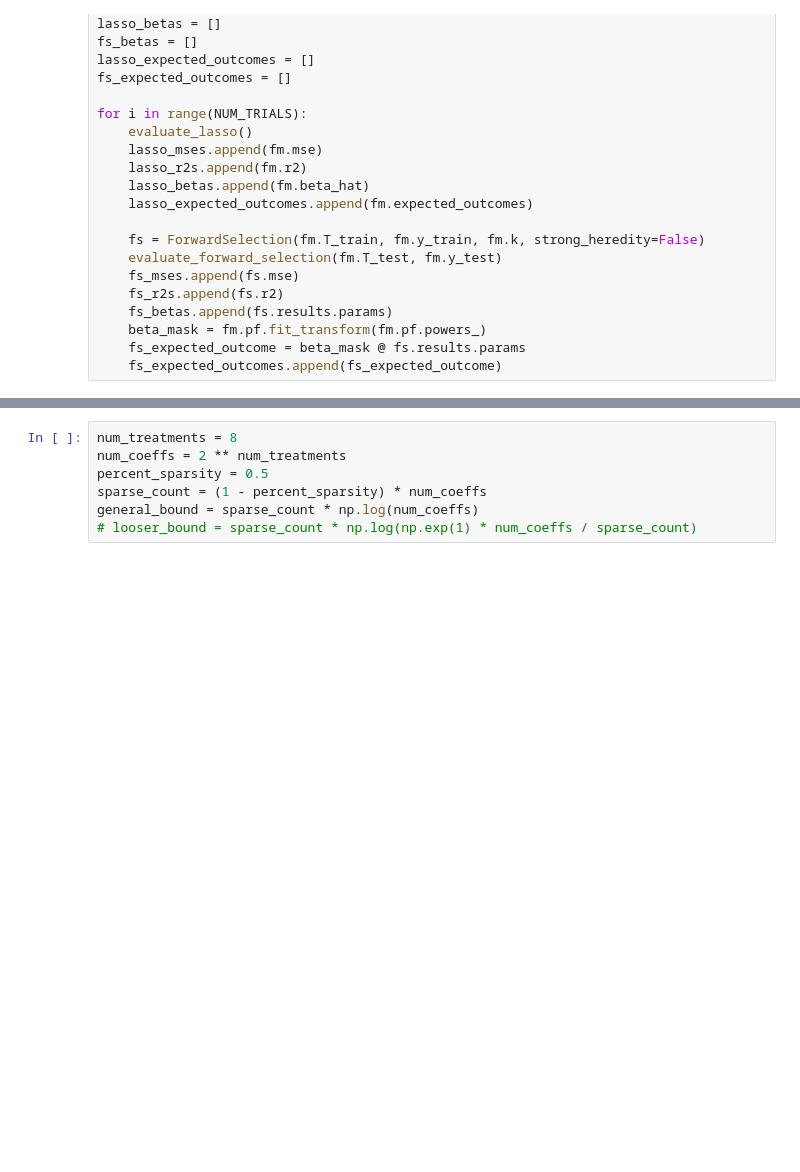
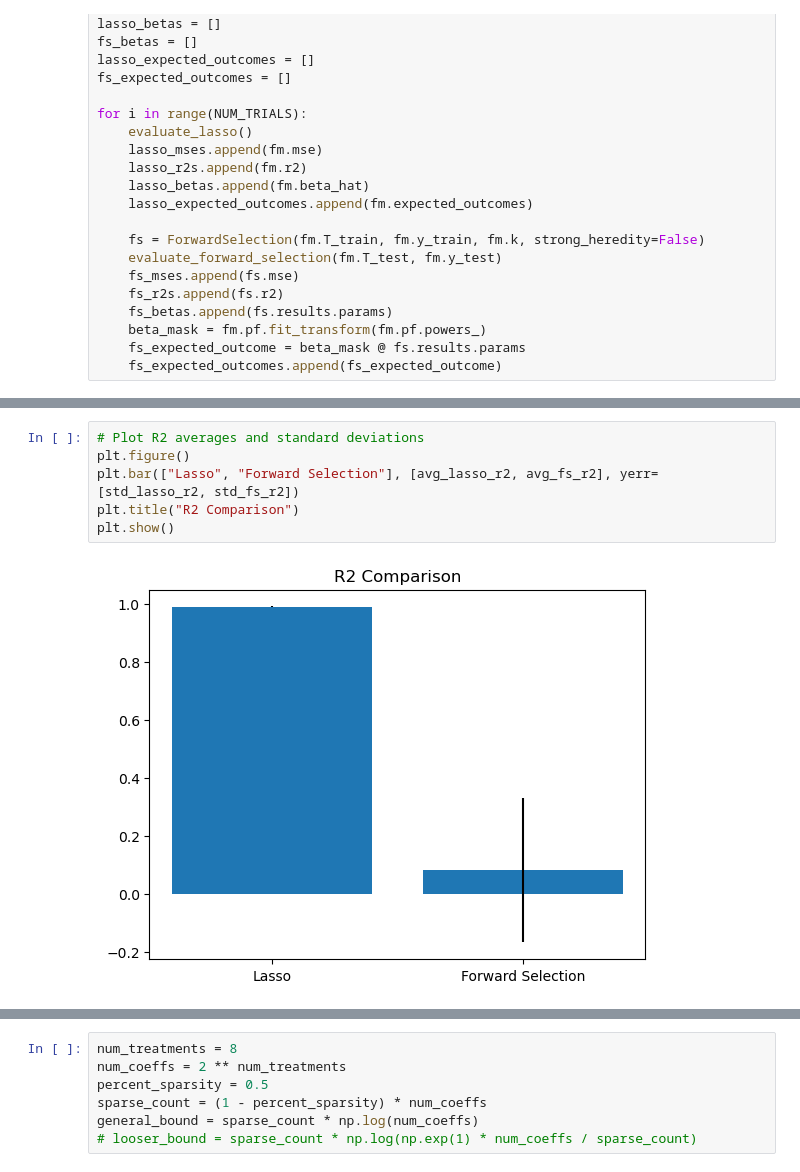
Before and after one commit to qc2321/causal-factorial, a Jupyter notebook: lasso_factorial_selection/lasso_vs_forward.ipynb, the cells around one changed output, grey strips where cells are left out. Cells and saved outputs as stored; diff of their text form; blank space fills up the shorter version.

```diff
--- a/lasso_factorial_selection/lasso_vs_forward.ipynb
+++ b/lasso_factorial_selection/lasso_vs_forward.ipynb
@@ -117,0 +126,8 @@ Forward Selection expected outcomes Z-test: 0.30474416290200235
+# %%
+# Plot R2 averages and standard deviations
+plt.figure()
+plt.bar(["Lasso", "Forward Selection"], [avg_lasso_r2, avg_fs_r2], yerr=[std_lasso_r2, std_fs_r2])
+plt.title("R2 Comparison")
+plt.show()
+# %% [output]
+[figure, added]
```
Also changed, not shown: parts of 8 cells of this notebook, 1 other file.
